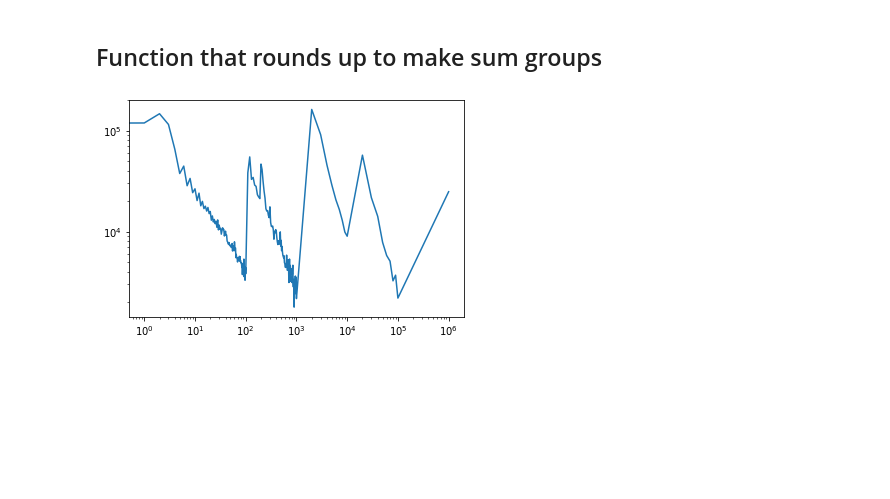
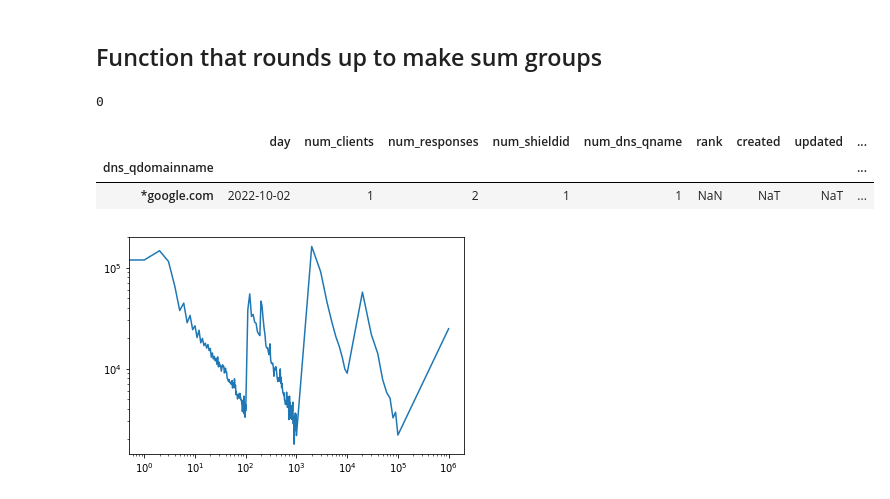
Before and after one commit to IntrusionINTZ/UniversityOfMontana_2023Spring, a Jupyter notebook: Luke/AnomalyFinder.ipynb, the cells around one changed output. Cells and saved outputs as stored; diff of their text form; code cells hidden in the pictures; blank space fills up the shorter version.

Commit message:
sum group function

```diff
--- a/Luke/AnomalyFinder.ipynb
+++ b/Luke/AnomalyFinder.ipynb
@@ -95,6 +95,10 @@ def grouping_values(x):
         return int(math.ceil(x / 10**(a+2)) * 10**(a+2))
     else:
         return 0
+# %%
+grouping_values(3583635)
+# %% [output]
+0
 # %%
 dfclients = df.groupby('dns_qdomainname'
           )['num_clients'].sum(
@@ -103,6 +107,12 @@ dfclients = df.groupby('dns_qdomainname'
             ).sort_values(by=['count','index'], ascending=[False, True])
 dfclients.rename({'index':'num_clients','count':'period_count'}, axis=1, inplace=True)
 client_groups = list(dfclients.num_clients.sort_values())
+# %%
+df.head(1)
+# %% [output]
+|  | day | num_clients | num_responses | num_shieldid | num_dns_qname | rank | created | updated | ... |
+| dns_qdomainname |  |  |  |  |  |  |  |  | ... |
+| *google.com | 2022-10-02 | 1 | 2 | 1 | 1 | NaN | NaT | NaT | ... |
 # %%
 grouped = df.groupby('dns_qdomainname')['num_clients'].transform('sum').apply(lambda x: grouping_values(x))
 
```
Also changed, not shown: parts of 10 cells of this notebook, 1 other file.
